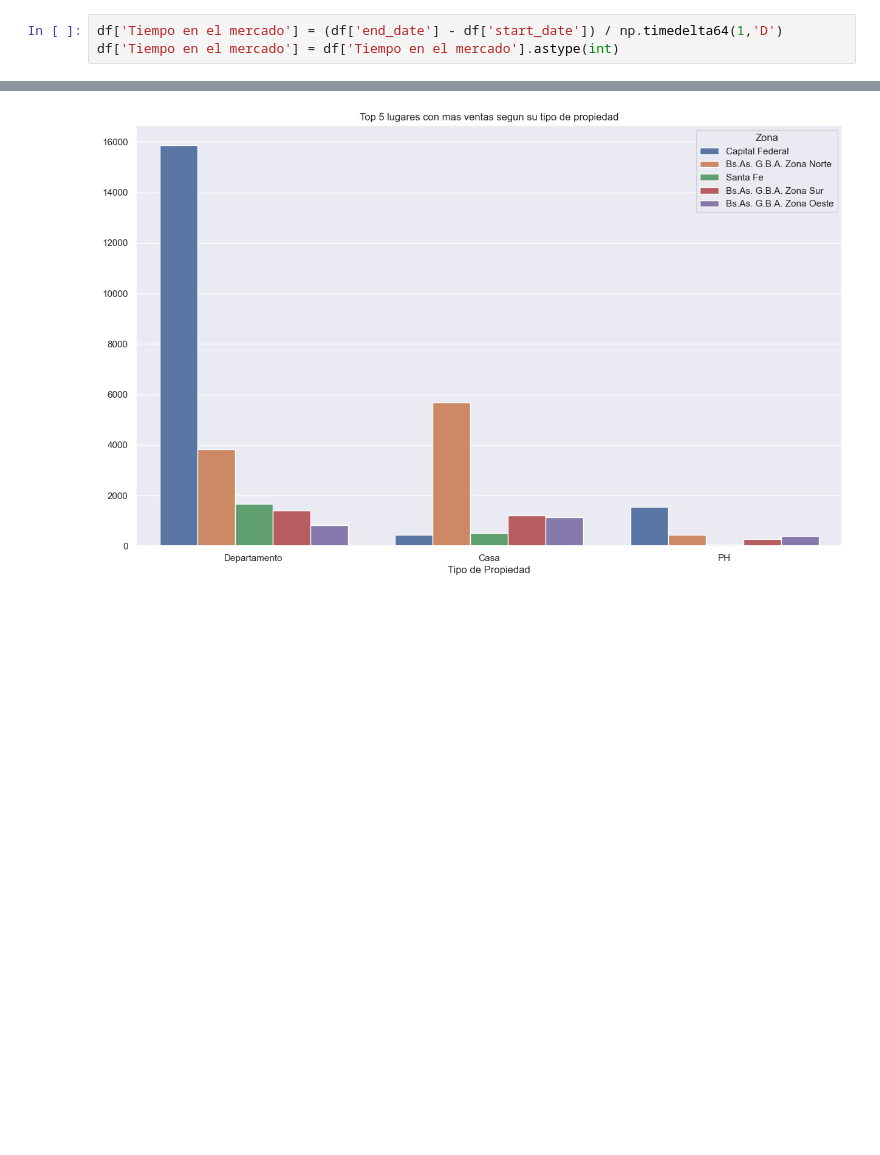
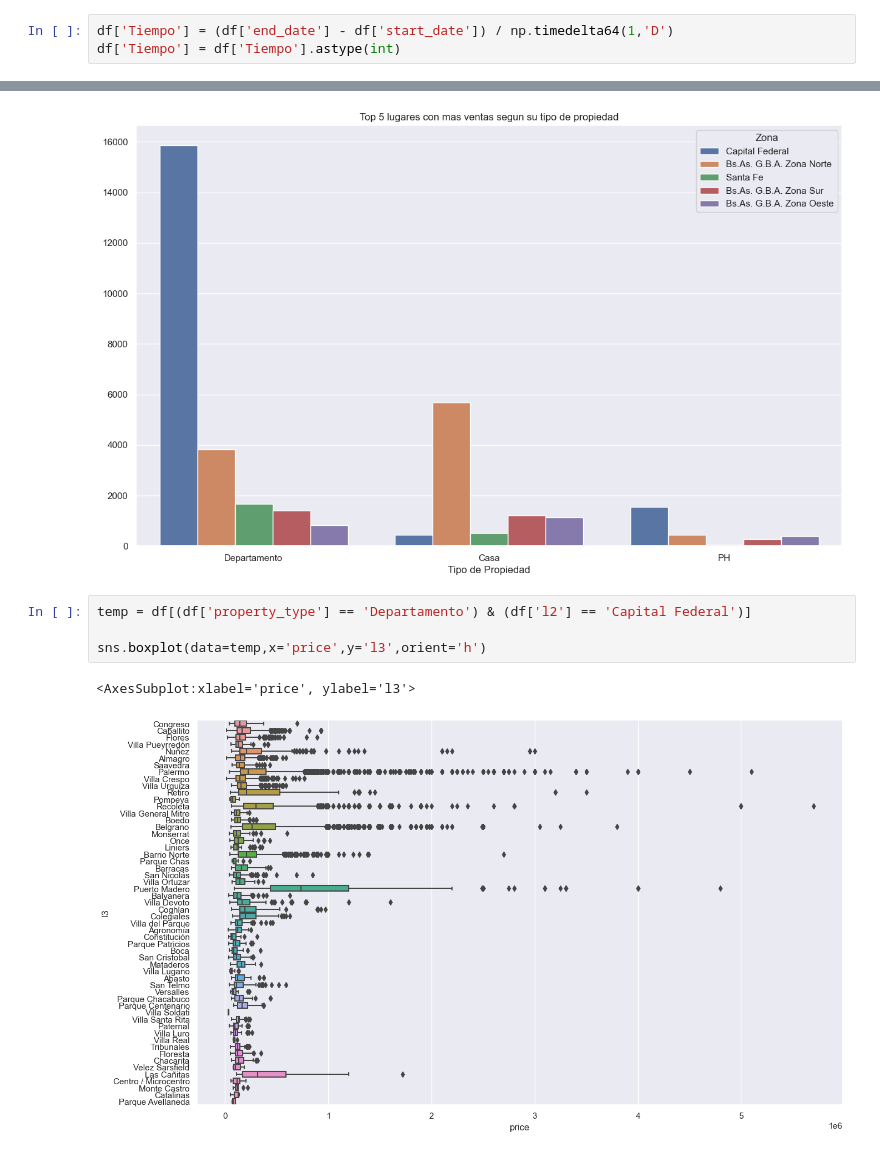
Before and after one commit to Jmgaz/Proyecto_Final_Data_Science, a Jupyter notebook: Proyecto_Final.ipynb, the cells around one changed output, grey strips where cells are left out. Saved outputs shown, nothing was run; the diff lists cells and outputs as text; blank space fills up the shorter version.

```diff
--- a/Proyecto_Final.ipynb
+++ b/Proyecto_Final.ipynb
@@ -235,8 +235,8 @@ map_2
 # %% [markdown]
 ## Algunos graficos
 # %%
-df['Tiempo en el mercado'] = (df['end_date'] - df['start_date']) / np.timedelta64(1,'D')
-df['Tiempo en el mercado'] = df['Tiempo en el mercado'].astype(int)
+df['Tiempo'] = (df['end_date'] - df['start_date']) / np.timedelta64(1,'D')
+df['Tiempo'] = df['Tiempo'].astype(int)
 # %%
 temp_data = df[['property_type','price']]
 sns.set(style="darkgrid")
@@ -275,3 +275,10 @@ plt.ylabel("")
 # %% [output]
 Text(0, 0.5, '')
 [figure]
+# %%
+temp = df[(df['property_type'] == 'Departamento') & (df['l2'] == 'Capital Federal')]
+
+sns.boxplot(data=temp,x='price',y='l3',orient='h')
+# %% [output]
+<AxesSubplot:xlabel='price', ylabel='l3'>
+[figure, added]
```
Also changed, not shown: parts of 9 cells of this notebook.
